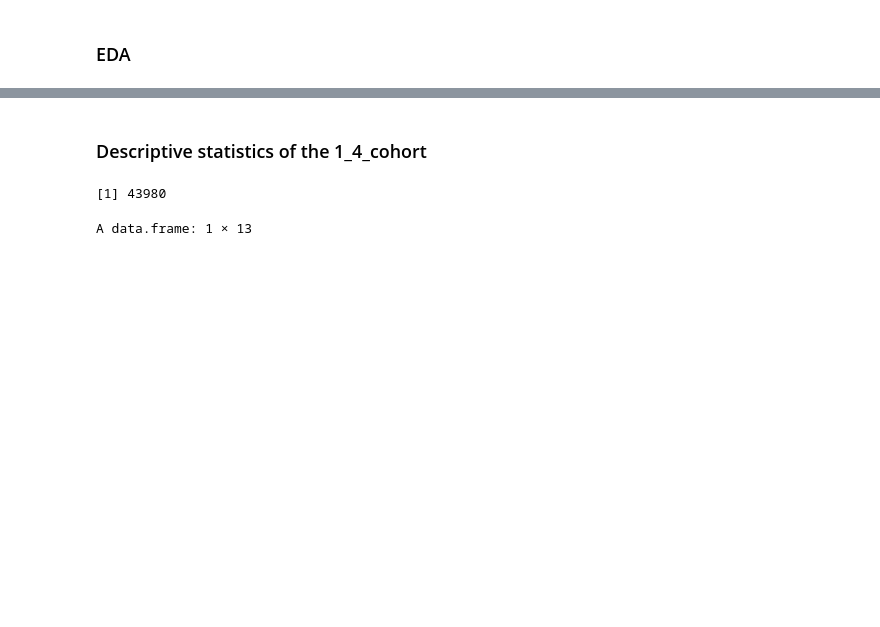
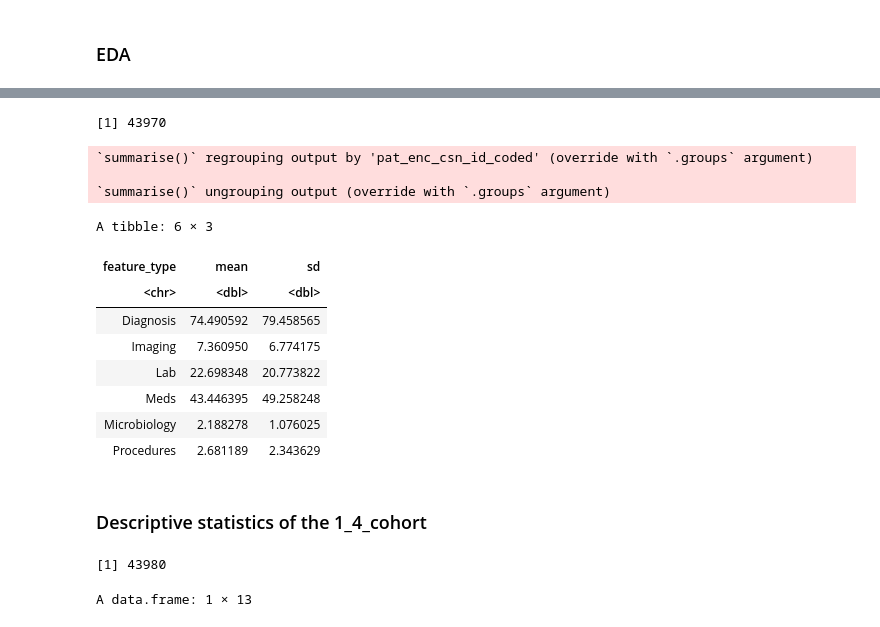
Before and after one commit to Minh084/TDA, a Jupyter notebook: 5_results_analysis/5.3_EDA_R.ipynb, the cells around one changed output, grey strips where cells are left out. Cells and saved outputs as stored; diff of their text form; code cells hidden in the pictures; blank space fills up the shorter version.

```diff
--- a/5_results_analysis/5.3_EDA_R.ipynb
+++ b/5_results_analysis/5.3_EDA_R.ipynb
@@ -122,0 +179,5 @@ A data.frame: 1 × 9
+# %%
+# missing values (%)
+n=nrow(cohort)
+n
+1706/n*100; 1346/n*100; 293/n*100
@@ -122,0 +212,4 @@ A data.frame: 1 × 9
+# %%
+# this one used 1_4_cohort to query orders
+orders4 <- read.csv(file.path(datadir, 'coh4_order_code_counts.csv'))
+nrow(orders4) #6086852
@@ -122,0 +218,3 @@ A data.frame: 1 × 9
+# %%
+orders4_micro <- orders4 %>% mutate(feature_type = ifelse(str_detect(feature_type, "Microbiology"), "Microbiology", feature_type))
+orders4_micro %>% group_by(feature_type) %>% count(sort=TRUE)
@@ -123,3 +231,24 @@ A data.frame: 1 × 9
+# %%
+length(unique(orders4_micro$pat_enc_csn_id_coded))
+# %% [output]
+[1] 43970
+# %%
+# note that 10 patients have 0 orders in all categories, very minor difference
+orders4_micro %>% group_by(pat_enc_csn_id_coded, feature_type) %>% summarize(n1=n()) %>%
+                    group_by(feature_type) %>% summarize(mean=mean(n1), sd=sd(n1))
+# %% [output]
+`summarise()` regrouping output by 'pat_enc_csn_id_coded' (override with `.groups` argument)
+
+`summarise()` ungrouping output (override with `.groups` argument)
+A tibble: 6 × 3
+| feature_type | mean | sd |
+| <chr> | <dbl> | <dbl> |
+| Diagnosis | 74.490592 | 79.458565 |
+| Imaging | 7.360950 | 6.774175 |
+| Lab | 22.698348 | 20.773822 |
+| Meds | 43.446395 | 49.258248 |
+| Microbiology | 2.188278 | 1.076025 |
+| Procedures | 2.681189 | 2.343629 |
 # %% [markdown]
 ### Descriptive statistics of the 1_4_cohort
 # %%
```
Also changed, not shown: parts of 25 cells of this notebook, 3 other files.
